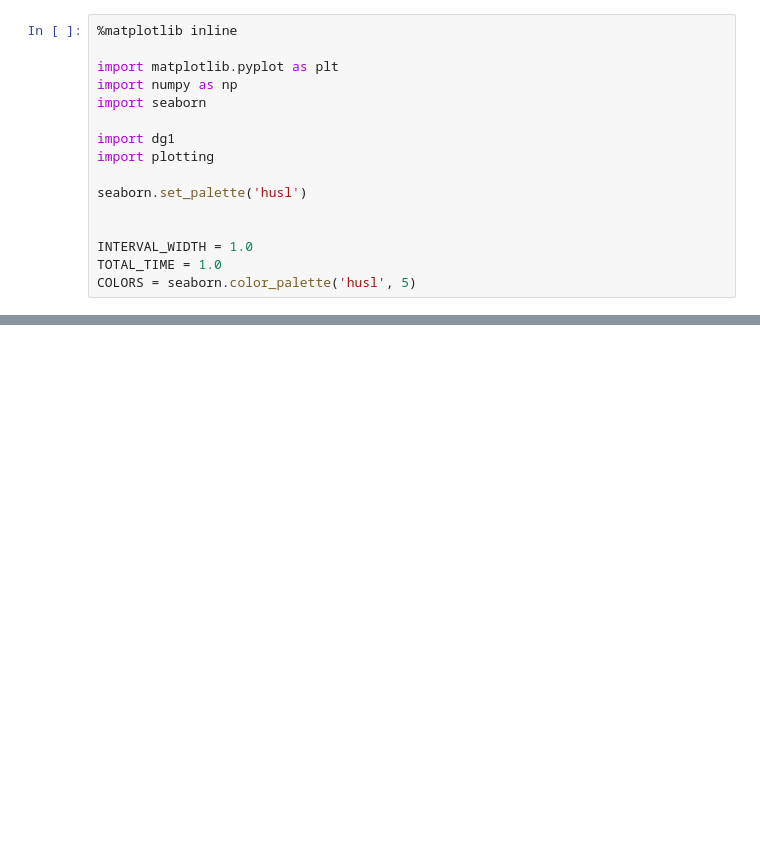
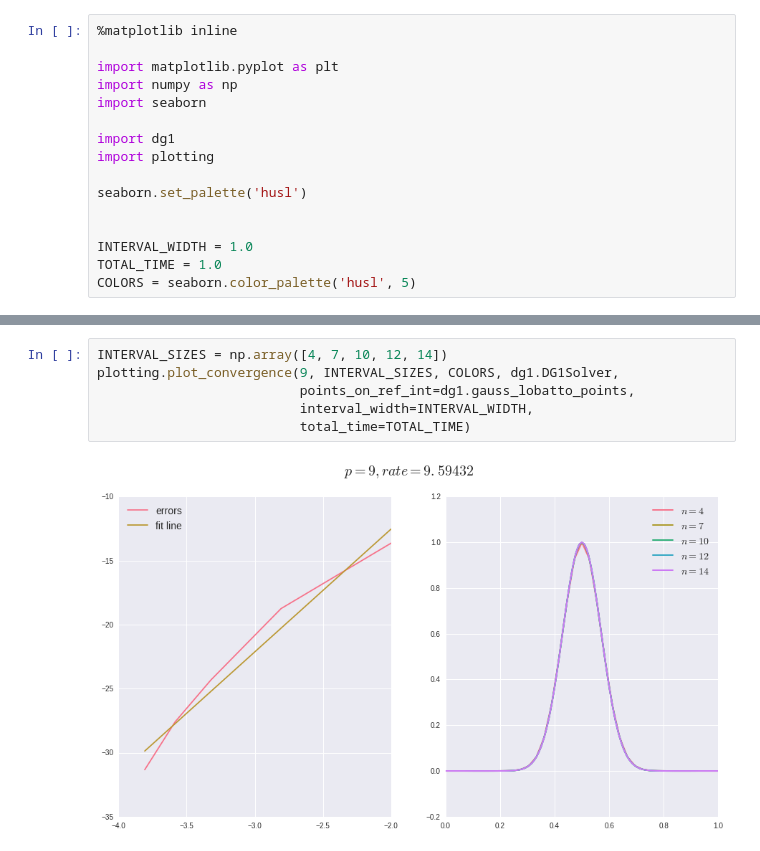
Before and after one commit to dhermes/berkeley-m273-s2016, a Jupyter notebook: assignment1/convergence_analysis.ipynb, the cells around one changed output, grey strips where cells are left out. Saved outputs shown, nothing was run; the diff lists cells and outputs as text; blank space fills up the shorter version.

Commit message:
Plotting convergence up to p = 12.

```diff
--- a/assignment1/convergence_analysis.ipynb
+++ b/assignment1/convergence_analysis.ipynb
@@ -80,0 +81,8 @@ plotting.plot_convergence(8, INTERVAL_SIZES, COLORS, dg1.DG1Solver,
+# %%
+INTERVAL_SIZES = np.array([4, 7, 10, 12, 14])
+plotting.plot_convergence(9, INTERVAL_SIZES, COLORS, dg1.DG1Solver,
+                          points_on_ref_int=dg1.gauss_lobatto_points,
+                          interval_width=INTERVAL_WIDTH,
+                          total_time=TOTAL_TIME)
+# %% [output]
+[figure, added]
```
Also changed, not shown: parts of 11 cells of this notebook, 1 other file.
